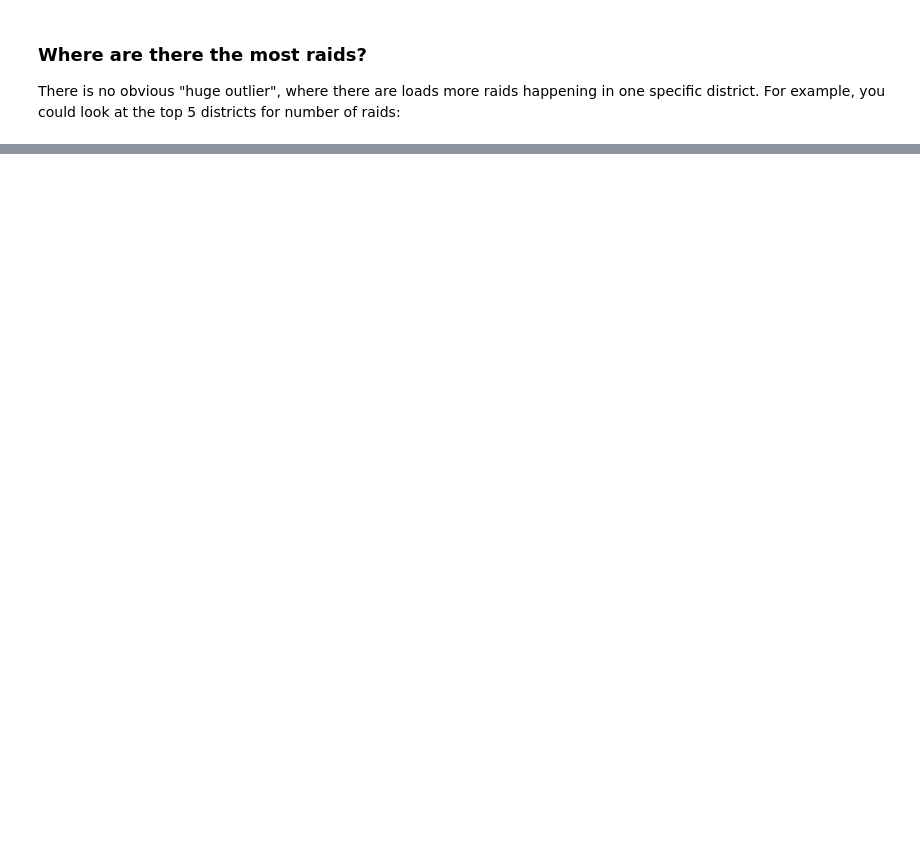
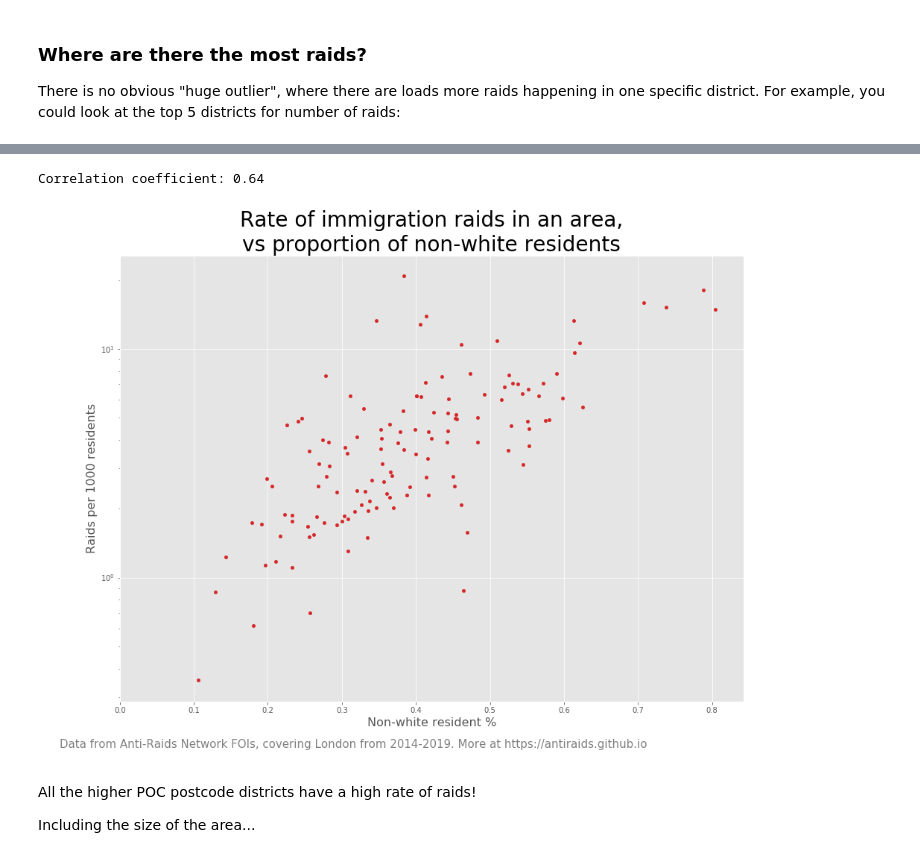
Before and after one commit to antiraids/london-immigration-raids-map, a Jupyter notebook: TellingTheStory.ipynb, the cells around one changed output, grey strips where cells are left out. Saved outputs shown, nothing was run; the diff lists cells and outputs as text; code cells hidden in the pictures; blank space fills up the shorter version.

```diff
--- a/TellingTheStory.ipynb
+++ b/TellingTheStory.ipynb
@@ -121,0 +154,5 @@ Where are there high raids/low pop and high pop/low raids?
+# %%
+by_ethnicity = pd.read_csv('AmendedData\\PostcodeEthnicityRates_toplevel.csv', index_col=0)
+by_ethnicity = by_ethnicity[['nonwhite_rate']]
+raid_rate_ethnicity = raid_popn.join(by_ethnicity)
+raid_rate_ethnicity.head()
@@ -121,0 +167,18 @@ Where are there high raids/low pop and high pop/low raids?
+# %%
+raid_eth_nonlow = raid_rate_ethnicity
+raid_eth_nonlow = raid_eth_nonlow[raid_eth_nonlow['Residents'] > raid_eth_nonlow['Residents'].quantile(0.2)]
+raid_eth_nonlow.plot.scatter('nonwhite_rate', 'Rate', color=red)
+plt.title('Rate of immigration raids in an area,\nvs proportion of non-white residents')
+plt.ylabel('Raids per 1000 residents')
+plt.xlabel('Non-white resident %')
+plt.yscale('log')
+plt.annotate(watermark_str, (0.03, 0.03), xycoords='figure fraction', color='grey', fontsize=15)
+plt.xlim(0)
+print('Correlation coefficient: {:.2f}'.format(raid_eth_nonlow.corr().loc['nonwhite_rate', 'Rate']))
+# %% [output]
+Correlation coefficient: 0.64
+[figure, added]
+# %% [markdown]
+All the higher POC postcode districts have a high rate of raids!
+
+Including the size of the area...
```
Also changed, not shown: parts of 52 cells of this notebook, 1 other file.
